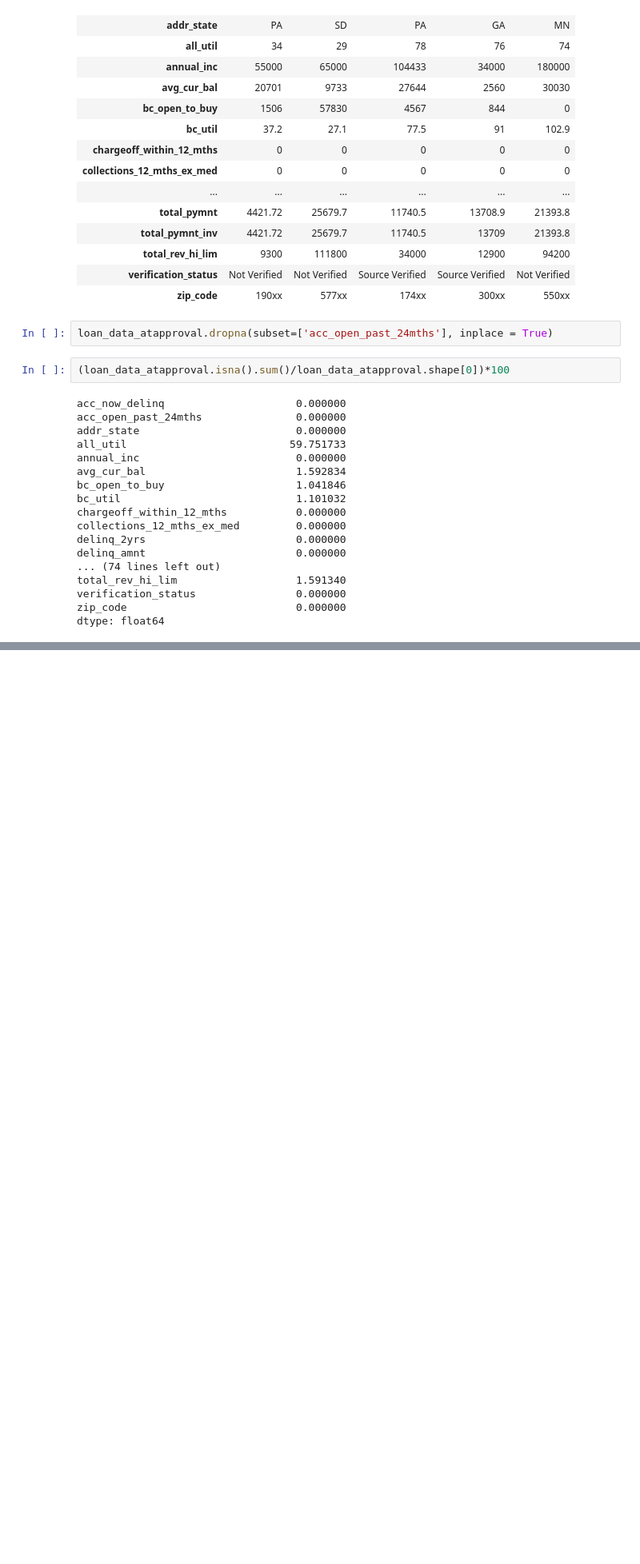
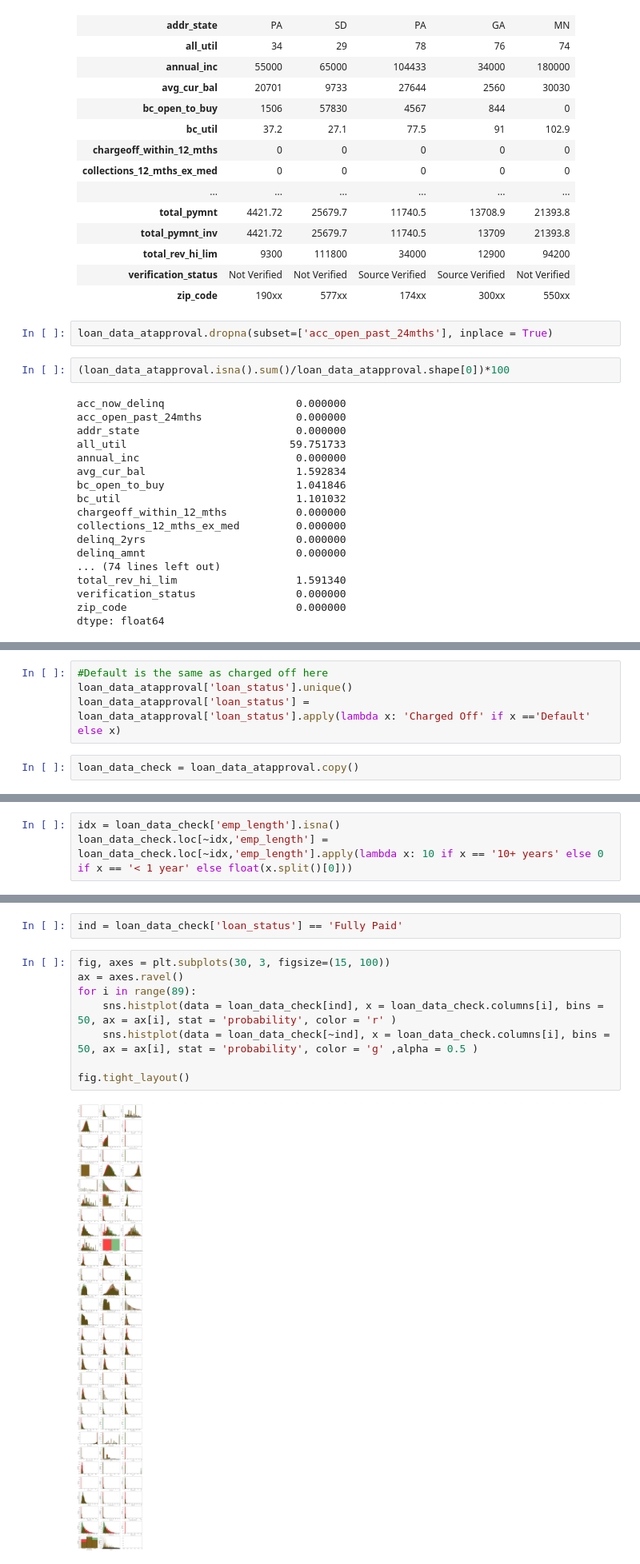
Before and after one commit to jimmyttri/lending, a Jupyter notebook: lendingclub_data_exploration.ipynb, the cells around one changed output, grey strips where cells are left out. Shown at 80% size. Cells and saved outputs as stored; diff of their text form; blank space fills up the shorter version.

```diff
--- a/lendingclub_data_exploration.ipynb
+++ b/lendingclub_data_exploration.ipynb
@@ -849,0 +880,6 @@ loan_data_atapproval[loan_data_atapproval['bc_util'].isna()].T
+# %%
+#Default is the same as charged off here
+loan_data_atapproval['loan_status'].unique()
+loan_data_atapproval['loan_status'] = loan_data_atapproval['loan_status'].apply(lambda x: 'Charged Off' if x =='Default' else x)
+# %%
+loan_data_check = loan_data_atapproval.copy()
@@ -849,0 +895,3 @@ loan_data_atapproval[loan_data_atapproval['bc_util'].isna()].T
+# %%
+idx = loan_data_check['emp_length'].isna()
+loan_data_check.loc[~idx,'emp_length'] = loan_data_check.loc[~idx,'emp_length'].apply(lambda x: 10 if x == '10+ years' else 0 if x == '< 1 year' else float(x.split()[0]))
@@ -849,0 +920,12 @@ loan_data_atapproval[loan_data_atapproval['bc_util'].isna()].T
+# %%
+ind = loan_data_check['loan_status'] == 'Fully Paid'
+# %%
+fig, axes = plt.subplots(30, 3, figsize=(15, 100))
+ax = axes.ravel()
+for i in range(89):
+    sns.histplot(data = loan_data_check[ind], x = loan_data_check.columns[i], bins = 50, ax = ax[i], stat = 'probability', color = 'r' )
+    sns.histplot(data = loan_data_check[~ind], x = loan_data_check.columns[i], bins = 50, ax = ax[i], stat = 'probability', color = 'g' ,alpha = 0.5 )
+
+fig.tight_layout()
+# %% [output]
+[figure, added]
```
Also changed, not shown: parts of 27 cells of this notebook.
